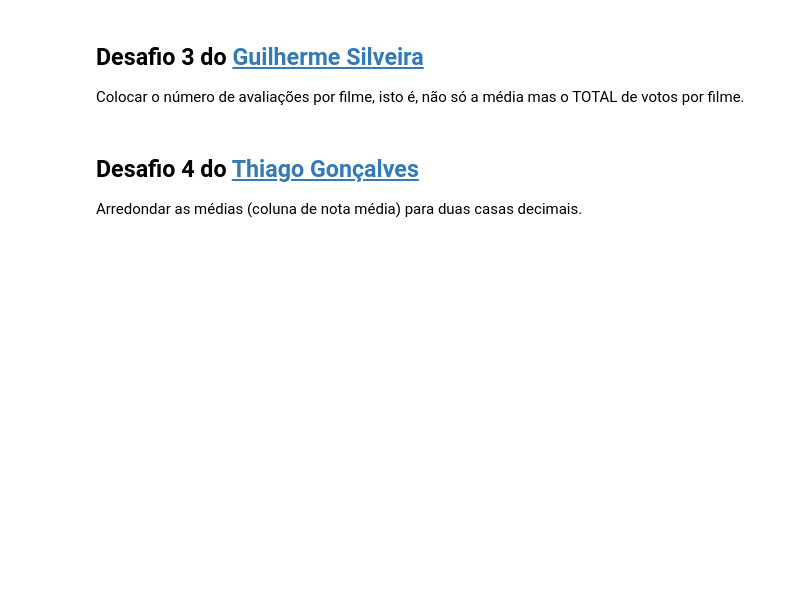
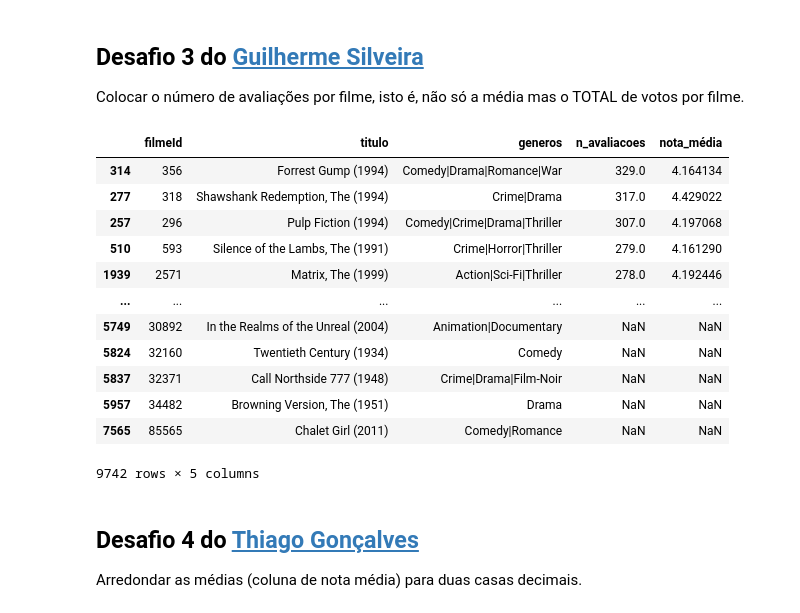
Before and after one commit to mcristinee/Aulas-Alura-Quarentenadados, a Jupyter notebook: Aulas_Análise_de_Dados_Alura.ipynb, the cells around one changed output. Drawn from its saved outputs; the diff is of its cells as text; code cells hidden in the pictures; blank space fills up the shorter version.

```diff
--- a/Aulas_Análise_de_Dados_Alura.ipynb
+++ b/Aulas_Análise_de_Dados_Alura.ipynb
@@ -140,3 +146,27 @@ n_avaliacoes = avaliacoes .groupby("filmeId")["nota"] .count()
+# %%
+
+
+n_avaliacoes = avaliacoes .groupby("filmeId")["nota"] .agg(
+    n_avaliacoes='count',
+    nota_média = 'mean'
+)
+filmes_com_media = filmes.join(n_avaliacoes,on = "filmeId")
+
+filmes_com_media .sort_values("n_avaliacoes", ascending=False)
+# %% [output]
+|  | filmeId | titulo | generos | n_avaliacoes | nota_média |
+| 314 | 356 | Forrest Gump (1994) | Comedy|Drama|Romance|War | 329.0 | 4.164134 |
+| 277 | 318 | Shawshank Redemption, The (1994) | Crime|Drama | 317.0 | 4.429022 |
+| 257 | 296 | Pulp Fiction (1994) | Comedy|Crime|Drama|Thriller | 307.0 | 4.197068 |
+| 510 | 593 | Silence of the Lambs, The (1991) | Crime|Horror|Thriller | 279.0 | 4.161290 |
+| 1939 | 2571 | Matrix, The (1999) | Action|Sci-Fi|Thriller | 278.0 | 4.192446 |
+| ... | ... | ... | ... | ... | ... |
+| 5749 | 30892 | In the Realms of the Unreal (2004) | Animation|Documentary | NaN | NaN |
+| 5824 | 32160 | Twentieth Century (1934) | Comedy | NaN | NaN |
+| 5837 | 32371 | Call Northside 777 (1948) | Crime|Drama|Film-Noir | NaN | NaN |
+| 5957 | 34482 | Browning Version, The (1951) | Drama | NaN | NaN |
+| 7565 | 85565 | Chalet Girl (2011) | Comedy|Romance | NaN | NaN |
+9742 rows × 5 columns
 # %% [markdown]
 ## Desafio 4 do [Thiago Gonçalves](https://twitter.com/tgcsantos)
 
```
Also changed, not shown: parts of 12 cells of this notebook.
